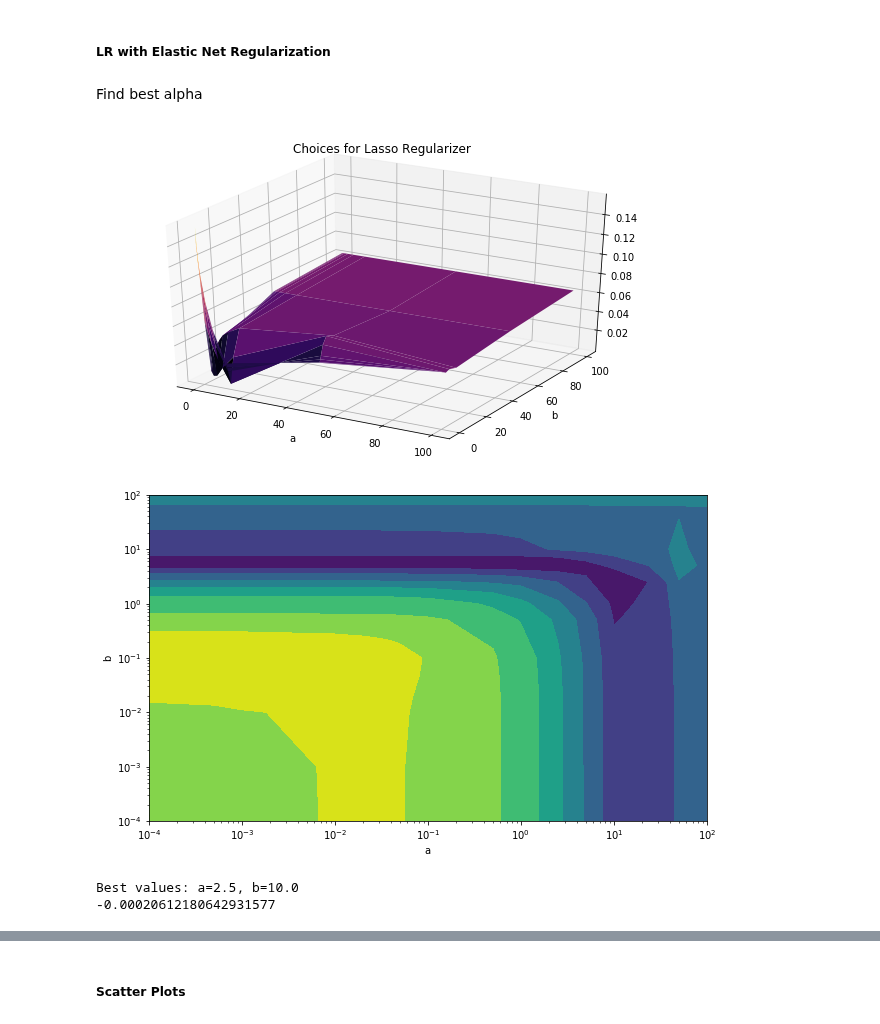
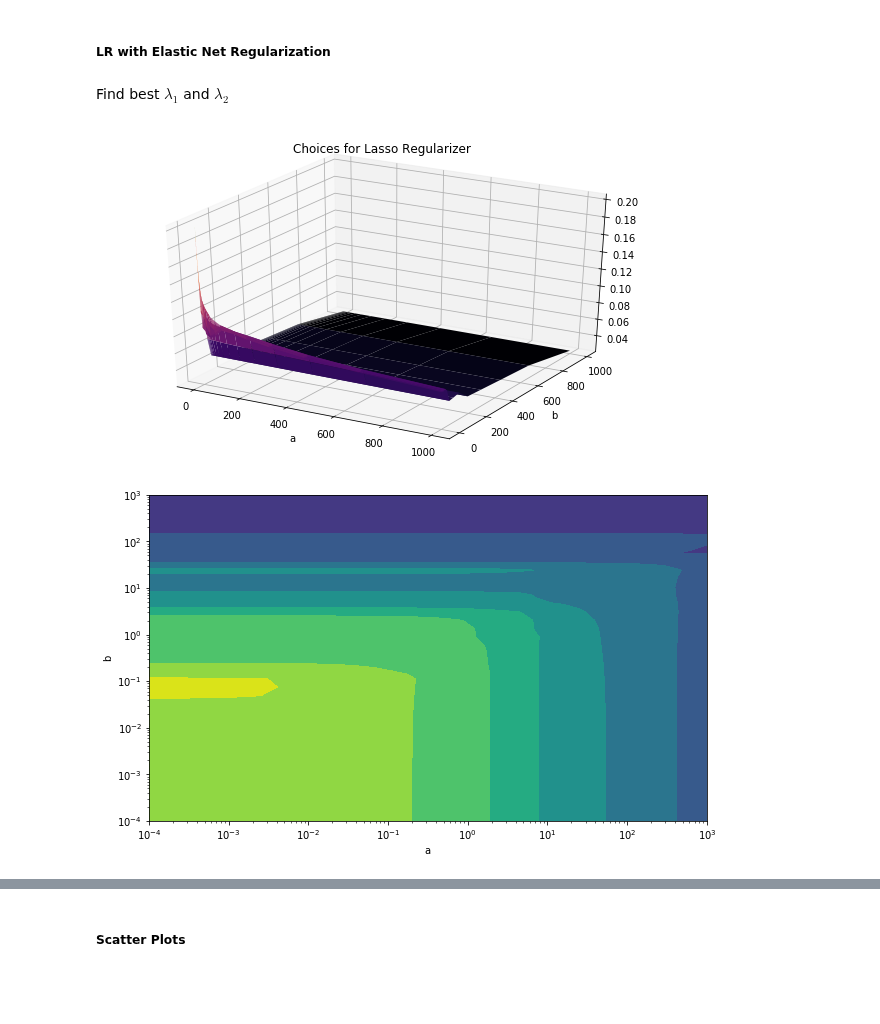
Before and after one commit to 219Winter2019adjz/Project4, a Jupyter notebook: Dataset2.ipynb, the cells around one changed output, grey strips where cells are left out. Cells and saved outputs as stored; diff of their text form; code cells hidden in the pictures; blank space fills up the shorter version.

```diff
--- a/Dataset2.ipynb
+++ b/Dataset2.ipynb
@@ -366,5 +346,5 @@ RMSE Testing for alpha=10000.0 = 6.098809654327523
 # %%
-alpha = 1000
+alpha = 1e4
 model = Ridge(alpha=alpha)
 
 kf = KFold(n_splits=10)
@@ -377,18 +357,12 @@ for trainset, testset in kf.split(X):
     model.fit(X_train, y_train)
     rmse_per_fold_train.append(rmse(y_train, model.predict(X_train)))
     rmse_per_fold_test.append(rmse(y_test, model.predict(X_test)))
-    print('RMSE Training for fold {} = {}'.format(i, rmse(y_train, model.predict(X_train))))
-    print('RMSE Testing for fold {} = {}'.format(i, rmse(y_test, model.predict(X_test))))
     i = i + 1
 
-rmse_avg_train = np.average(rmse_per_fold_train)
-rmse_avg_test = np.average(rmse_per_fold_test)
+rmse_avg_train = np.sqrt(np.average(rmse_per_fold_train))
+rmse_avg_test = np.sqrt(np.average(rmse_per_fold_test))
 
 print('--')
 print('RMSE Training average = {}'.format(rmse_avg_train))
 print('RMSE Testing average  = {}'.format(rmse_avg_test))
-
-model.fit(X, y)
-rmse_val = rmse(model.predict(X), y)
-print('RMSE overall = {}'.format(rmse_val))
 # %% [output]
@@ -468,8 +429,8 @@ for alpha in alphas:
         rmse_per_fold_test.append(rmse(y_test, model.predict(X_test)))
         rmse_per_fold_train.append(rmse(y_train, model.predict(X_train)))
 
-    rmse_avgs.append(np.average(rmse_per_fold_test))
-    rmse_avgs_train.append(np.average(rmse_per_fold_train))
+    rmse_avgs.append(np.sqrt(np.average(rmse_per_fold_test)))
+    rmse_avgs_train.append(np.sqrt(np.average(rmse_per_fold_train)))
 
 for idx, alpha in enumerate(alphas):
     print('RMSE Testing for alpha={} = {}'.format(alpha, rmse_avgs[idx]))
@@ -514,18 +475,12 @@ for trainset, testset in kf.split(X):
     model.fit(X_train, y_train)
     rmse_per_fold_train.append(rmse(y_train, model.predict(X_train)))
     rmse_per_fold_test.append(rmse(y_test, model.predict(X_test)))
-    print('RMSE Training for fold {} = {}'.format(i, rmse(y_train, model.predict(X_train))))
-    print('RMSE Testing for fold {} = {}'.format(i, rmse(y_test, model.predict(X_test))))
     i = i + 1
 
-rmse_avg_train = np.average(rmse_per_fold_train)
-rmse_avg_test = np.average(rmse_per_fold_test)
+rmse_avg_train = np.sqrt(np.average(rmse_per_fold_train))
+rmse_avg_test = np.sqrt(np.average(rmse_per_fold_test))
 
 print('--')
 print('RMSE Training average = {}'.format(rmse_avg_train))
 print('RMSE Testing average  = {}'.format(rmse_avg_test))
-
-model.fit(X, y)
-rmse_val = rmse(model.predict(X), y)
-print('RMSE overall = {}'.format(rmse_val))
 # %% [output]
@@ -587,10 +528,12 @@ l = plt.legend(['Fit line', 'Training set', 'Testing set'])
 # %% [markdown]
 ##### LR with Elastic Net Regularization
 # %% [markdown]
-Find best alpha
+Find best $\lambda_1$ and $\lambda_2$
 # %%
-a_s = [0.0001, 0.0005, 0.001, 0.01, 0.02, 0.03, 0.04, 0.05, 0.1, 0.5, 1.0, 2.5, 5.0, 10.0, 50.0, 100.0]
-b_s = [0.0001, 0.0005, 0.001, 0.01, 0.02, 0.03, 0.04, 0.05, 0.1, 0.5, 1.0, 2.5, 5.0, 10.0, 50.0, 100.0]
+# a_s = [0.0001, 0.0005, 0.001, 0.01, 0.02, 0.03, 0.04, 0.05, 0.1, 0.5, 1.0, 2.5, 5.0, 10.0, 50.0, 100.0, 1000]
+# b_s = [0.0001, 0.0005, 0.001, 0.01, 0.02, 0.03, 0.04, 0.05, 0.1, 0.5, 1.0, 2.5, 5.0, 10.0, 50.0, 100.0, 1000]
+a_s = np.logspace(-4.0, 3.0, num=40)
+b_s = np.logspace(-4.0, 3.0, num=40)
 rmse_avgs = np.zeros((len(a_s), len(b_s)))
 rmse_avgs_train = np.zeros((len(a_s), len(b_s)))
 for adx, a in enumerate(a_s):
@@ -609,8 +552,8 @@ for adx, a in enumerate(a_s):
             rmse_per_fold_test.append(rmse(y_test, model.predict(X_test)))
             rmse_per_fold_train.append(rmse(y_train, model.predict(X_train)))
 
-        rmse_avgs[adx, bdx] = np.average(rmse_per_fold_test)
-        rmse_avgs_train[adx, bdx] = np.average(rmse_per_fold_train)
+        rmse_avgs[adx, bdx] = np.sqrt(np.average(rmse_per_fold_test))
+        rmse_avgs_train[adx, bdx] = np.sqrt(np.average(rmse_per_fold_train))
 
 from mpl_toolkits import mplot3d
 
@@ -643,23 +586,21 @@ plt.xlabel('a')
 ax.set_title('Choices for Lasso Regularizer')
 plt.show()
 # %% [output]
-[figure, old version]
+[figure, new version]
 # %%
 ax2 = plt.axes()
 ax2.set_xscale("log")
 ax2.set_yscale("log")
 
 ax2.contourf(X_mesh, Y_mesh, np.abs(Z2))
 plt.ylabel('b')
 plt.xlabel('a')
 plt.show()
 
-ind = np.unravel_index(np.argmin(np.abs(Z2), axis=None), rmse_avgs.shape)
-print("Best values: a={}, b={}".format(a_s[ind[0]], b_s[ind[1]]))
-print(Z2[ind])
+# ind = np.unravel_index(np.argmin(np.abs(Z2), axis=None), rmse_avgs.shape)
+# print("Best values: a={}, b={}".format(a_s[ind[0]], b_s[ind[1]]))
+# print(Z2[ind])
 # %% [output]
-[figure, old version]
+[figure, new version]
-Best values: a=2.5, b=10.0
--0.00020612180642931577
 # %%
 # a * L1 + b * L2
```
Also changed, not shown: parts of 14 cells of this notebook.
